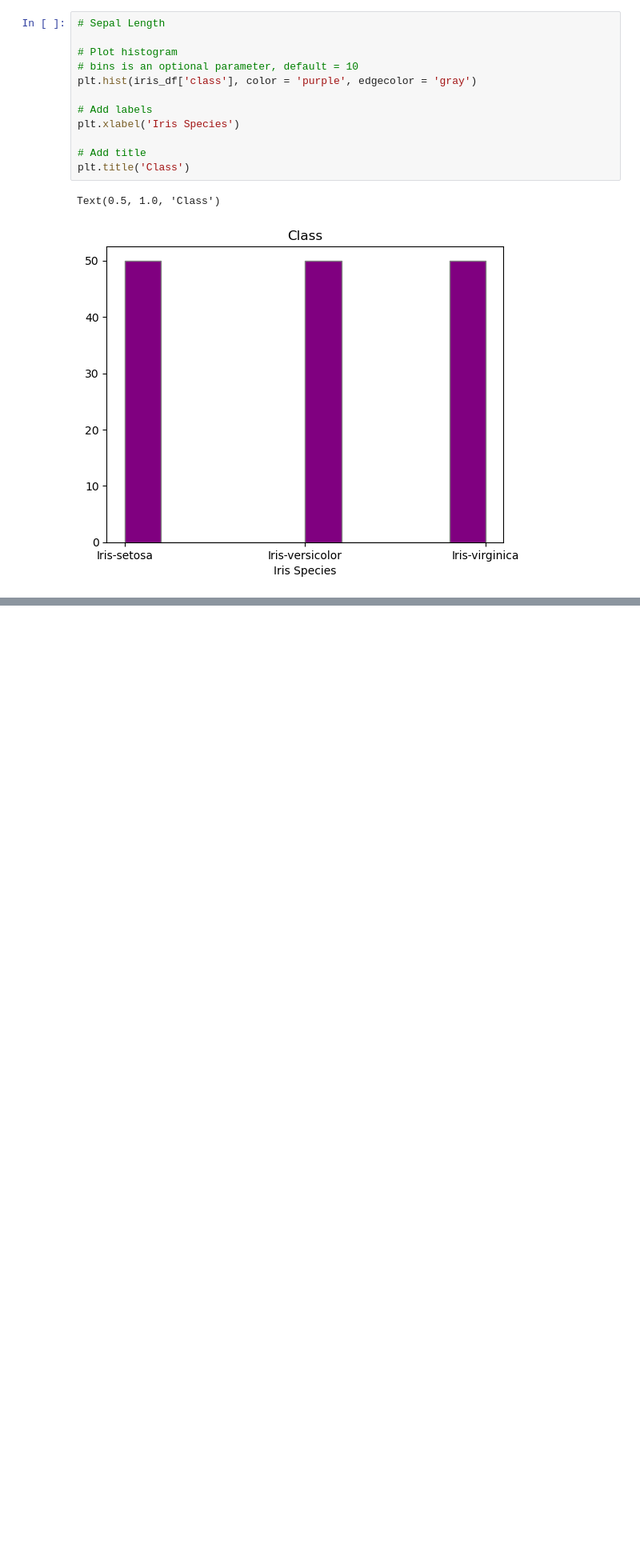
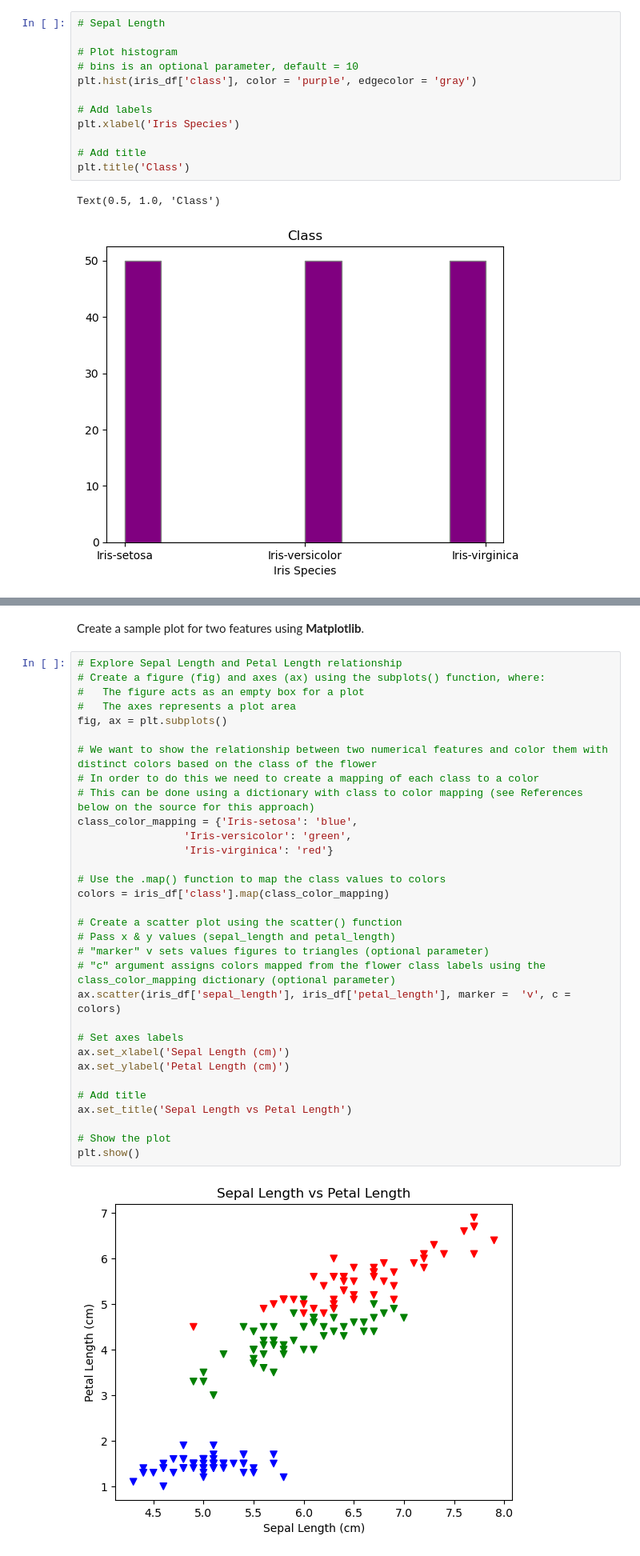
Before and after one commit to Oksyyy/pands-project, a Jupyter notebook: project.ipynb, the cells around one changed output, grey strips where cells are left out. Shown at 80% size. Drawn from its saved outputs; the diff is of its cells as text; blank space fills up the shorter version.

```diff
--- a/project.ipynb
+++ b/project.ipynb
@@ -420,0 +443,36 @@ The following resources have been used to construct the summary stats function:
+# %% [markdown]
+Create a sample plot for two features using **Matplotlib**.
+# %%
+# Explore Sepal Length and Petal Length relationship
+# Create a figure (fig) and axes (ax) using the subplots() function, where:
+#   The figure acts as an empty box for a plot
+#   The axes represents a plot area
+fig, ax = plt.subplots()
+
+# We want to show the relationship between two numerical features and color them with distinct colors based on the class of the flower
+# In order to do this we need to create a mapping of each class to a color
+# This can be done using a dictionary with class to color mapping (see References below on the source for this approach)
+class_color_mapping = {'Iris-setosa': 'blue',
+                 'Iris-versicolor': 'green',
+                 'Iris-virginica': 'red'}
+
+# Use the .map() function to map the class values to colors
+colors = iris_df['class'].map(class_color_mapping)
+
+# Create a scatter plot using the scatter() function
+# Pass x & y values (sepal_length and petal_length)
+# "marker" v sets values figures to triangles (optional parameter)
+# "c" argument assigns colors mapped from the flower class labels using the class_color_mapping dictionary (optional parameter)
+ax.scatter(iris_df['sepal_length'], iris_df['petal_length'], marker =  'v', c = colors)
+
+# Set axes labels
+ax.set_xlabel('Sepal Length (cm)')
+ax.set_ylabel('Petal Length (cm)')
+
+# Add title
+ax.set_title('Sepal Length vs Petal Length')
+
+# Show the plot
+plt.show()
+# %% [output]
+[figure, added]
```
Also changed, not shown: parts of 22 cells of this notebook, 5 other files.
